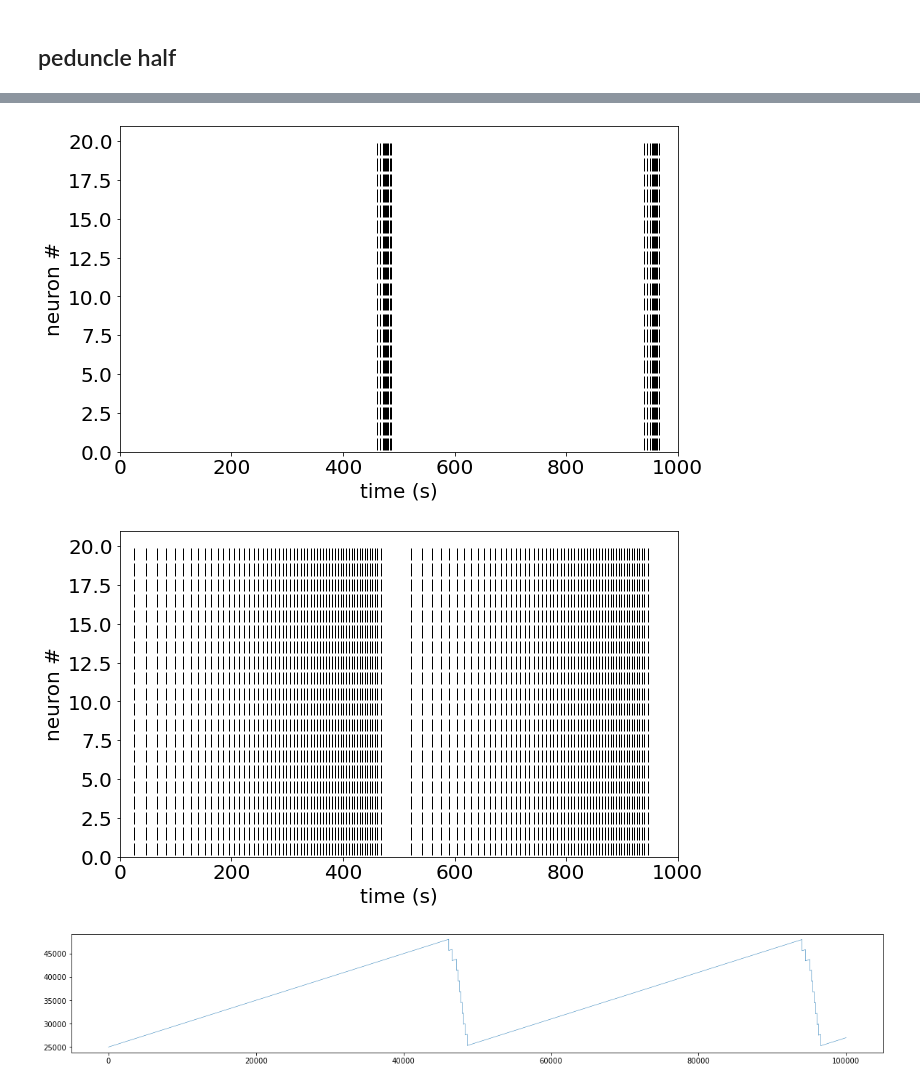
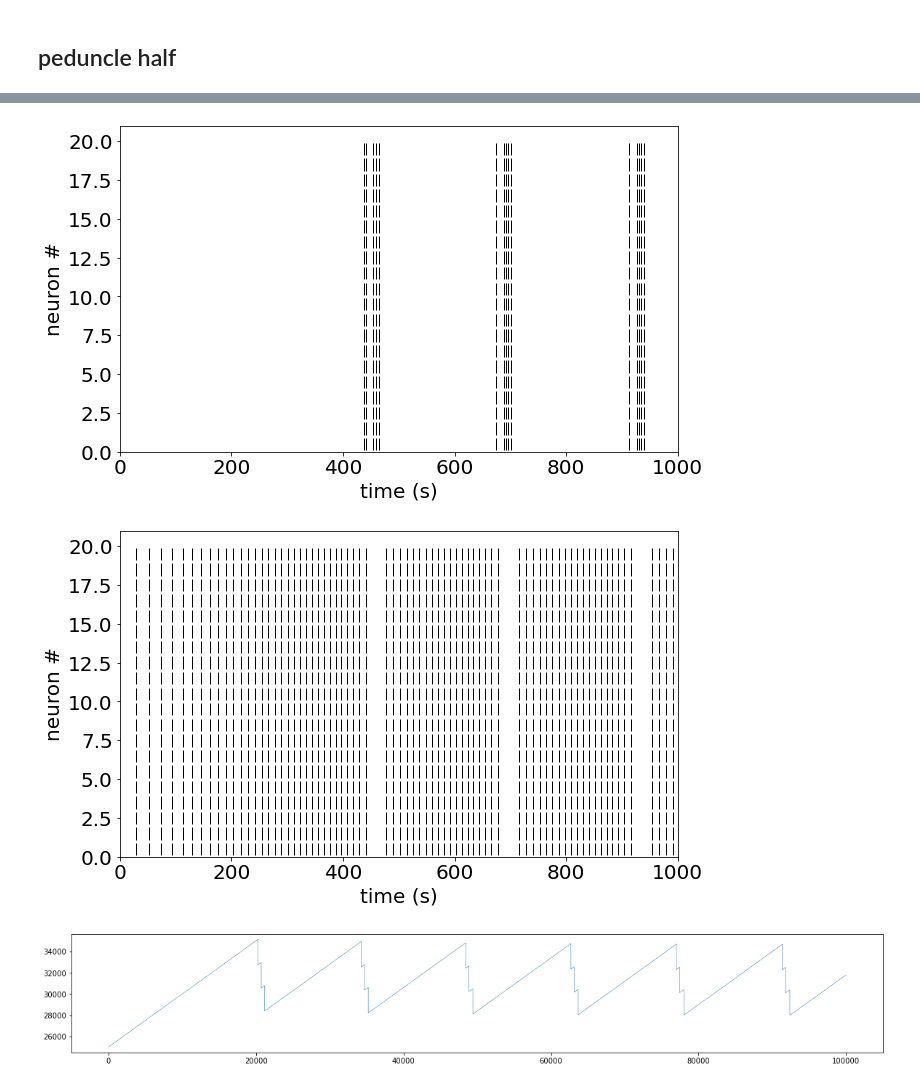
Before and after one commit to hengjiwang/hydranerv, a Jupyter notebook: hydranerv/models/network/rpnet/sim_ecto_randnet_bisected_diff_s_k_e.ipynb, the cells around one changed output, grey strips where cells are left out. Saved outputs shown, nothing was run; the diff lists cells and outputs as text; code cells hidden in the pictures.

```diff
--- a/hydranerv/models/network/rpnet/sim_ecto_randnet_bisected_diff_s_k_e.ipynb
+++ b/hydranerv/models/network/rpnet/sim_ecto_randnet_bisected_diff_s_k_e.ipynb
@@ -74,12 +82,13 @@ ntwk = run_sim(density_rp_cb=.3, density_cb_rp=.05, k_e=2400)
 # %%
-ntwk = run_sim(density_rp_cb=.3, density_cb_rp=.05, k_e=2400, s=.0025)
+# larger k_e + lower sensitivity + larger inhibition density
+ntwk = run_sim(density_rp_cb=.3, density_cb_rp=.05, k_e=2400, s=.002)
 # %% [output]
-[figure, old version]
+[figure, new version]
-[figure, old version]
+[figure, new version]
 # %%
 plt.figure(figsize=(20,3))
 plt.plot(ntwk.cbnet.neurons[9].sigma_w_train, lw=.5)
 plt.show()
 # %% [output]
-[figure, old version]
+[figure, new version]
 # %%
```
Also changed, not shown: parts of 5 cells of this notebook, 1 other file.
